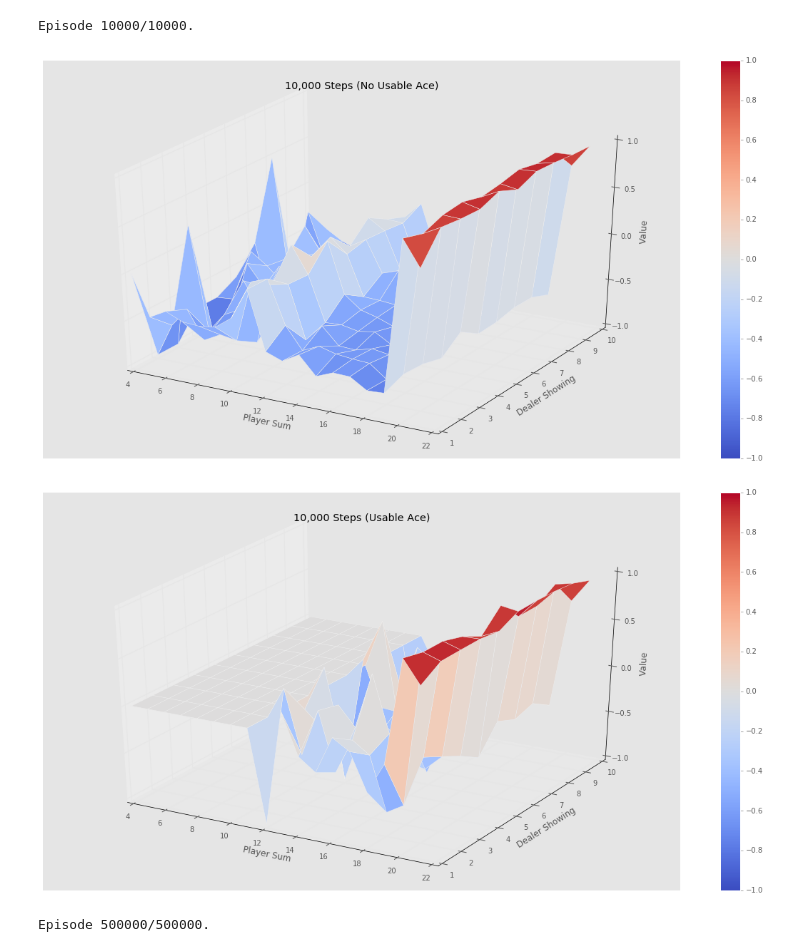
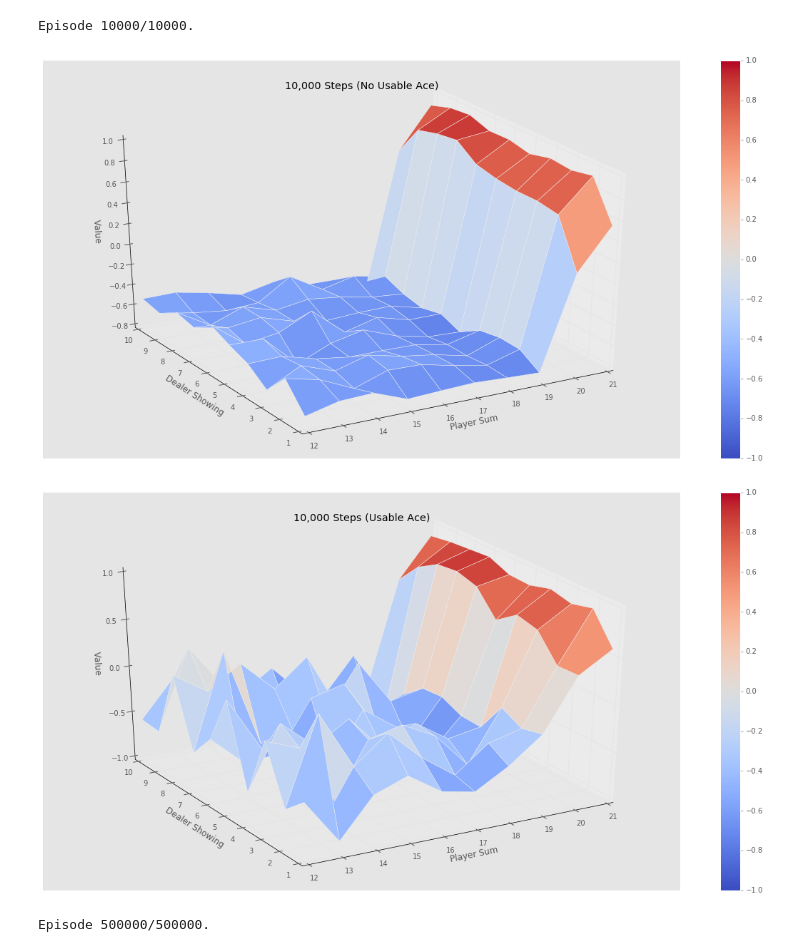
Before and after one commit to dennybritz/reinforcement-learning, a Jupyter notebook: MC/MC Prediction Solution.ipynb, the cells around one changed output. Saved outputs shown, nothing was run; the diff lists cells and outputs as text; code cells hidden in the pictures.

```diff
--- a/MC/MC Prediction Solution.ipynb
+++ b/MC/MC Prediction Solution.ipynb
@@ -18,3 +17,5 @@ env = gym.make('Blackjack-v0')
+# %%
+env = BlackjackEnv()
 # %%
 def mc_prediction(policy, env, num_episodes, discount_factor=1.0):
     """
@@ -117,11 +84,11 @@ def plot_value_function(V, title="Value Function"):
 # %%
 V_10k = mc_prediction(sample_policy, env, num_episodes=10000)
-plot_value_function(V_10k, title="10,000 Steps")
+plotting.plot_value_function(V_10k, title="10,000 Steps")
 
 V_500k = mc_prediction(sample_policy, env, num_episodes=500000)
-plot_value_function(V_500k, title="500,000 Steps")
+plotting.plot_value_function(V_500k, title="500,000 Steps")
 # %% [output]
 Episode 10000/10000.
-[figure, old version]
+[figure, new version]
-[figure, old version]
+[figure, new version]
 Episode 500000/500000.
```
Also changed, not shown: parts of 6 cells of this notebook, 5 other files.
